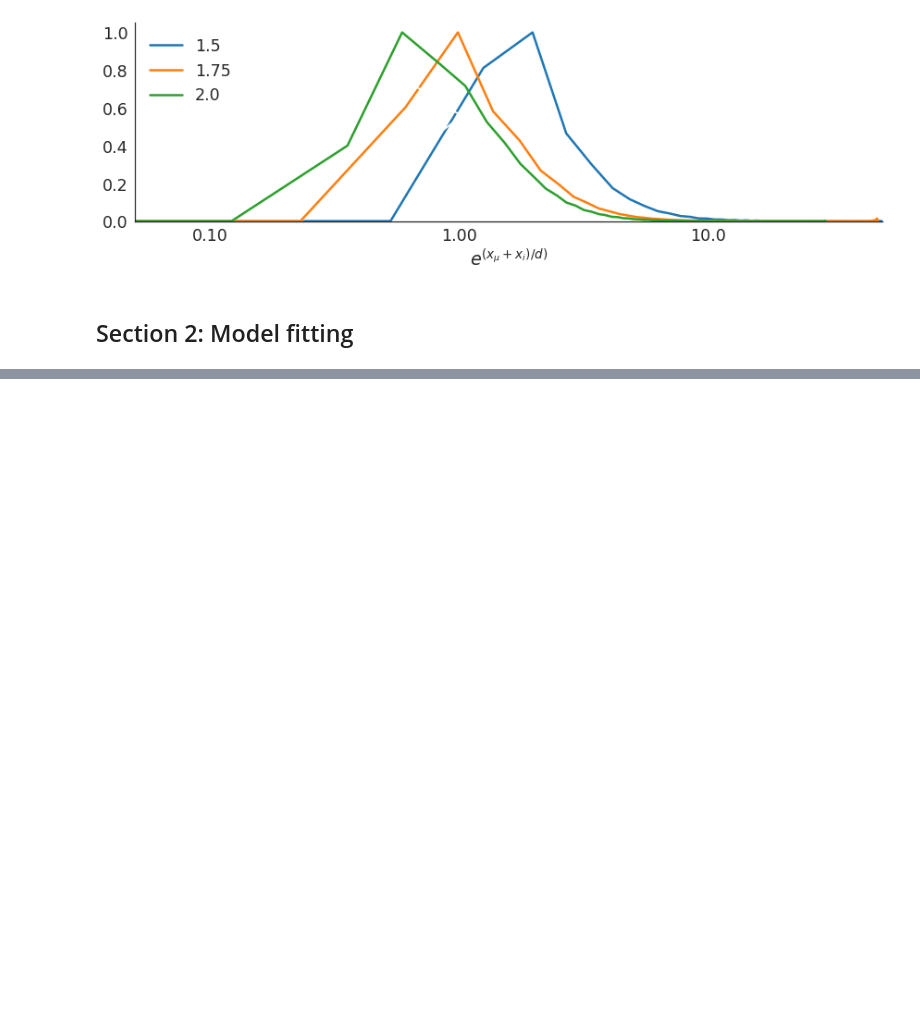
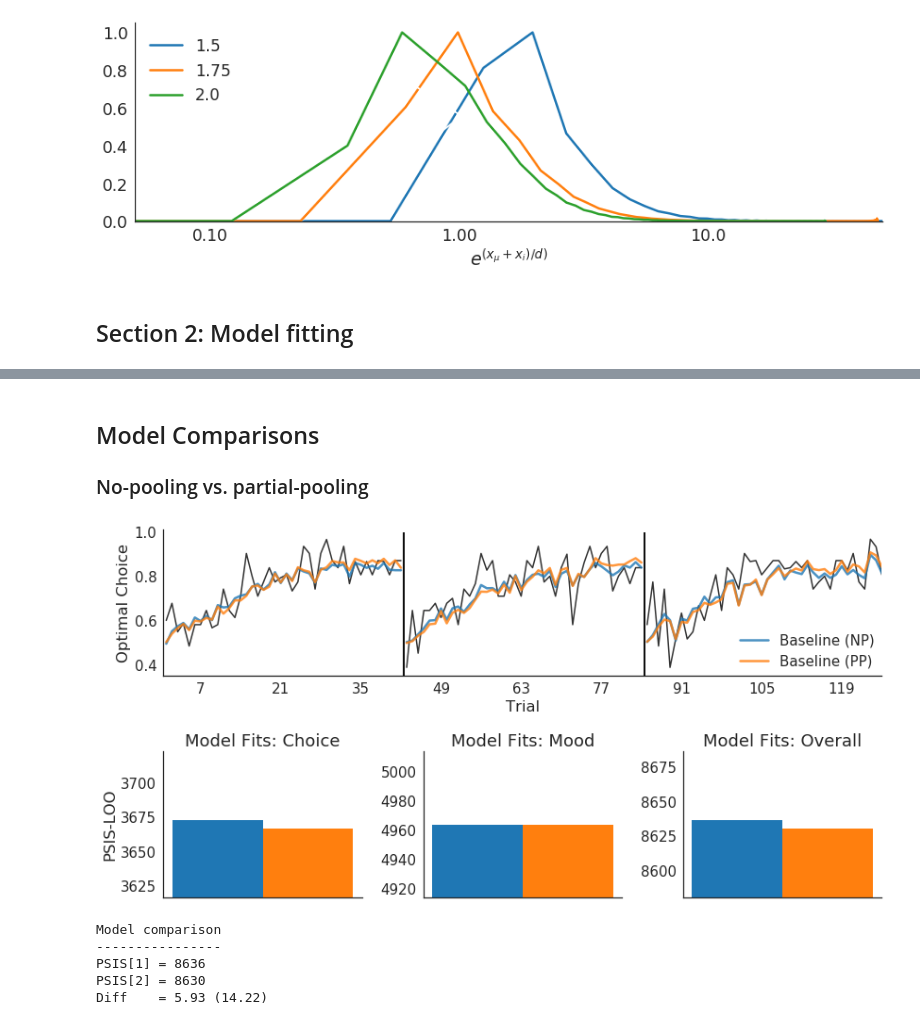
Before and after one commit to szorowi1/pni-rotations, a Jupyter notebook: results_modeling.ipynb, the cells around one changed output, grey strips where cells are left out. Saved outputs shown, nothing was run; the diff lists cells and outputs as text; code cells hidden in the pictures; blank space fills up the shorter version.

```diff
--- a/results_modeling.ipynb
+++ b/results_modeling.ipynb
@@ -366,0 +222,23 @@ sns.despine()
+# %% [markdown]
+## Model Comparisons
+### No-pooling vs. partial-pooling
+# %%
+from scripts.plotting import plot_group_comparison
+from scripts.utilities import psis_model_comparison
+
+## Define Stan models.
+model_names = ['moodRL_npool_base', 'moodRL_ppool_base']
+
+## Plot models.
+plot_group_comparison(model_names, ['Baseline (NP)','Baseline (PP)'], show_mood=False);
+# %% [output]
+[figure, added]
+# %%
+## Compute model comparison.
+psis_model_comparison('moodRL_npool_base', 'moodRL_ppool_base');
+# %% [output]
+Model comparison
+----------------
+PSIS[1] = 8636
+PSIS[2] = 8630
+Diff    = 5.93 (14.22)
```
Also changed, not shown: parts of 14 cells of this notebook, 2 other files.
